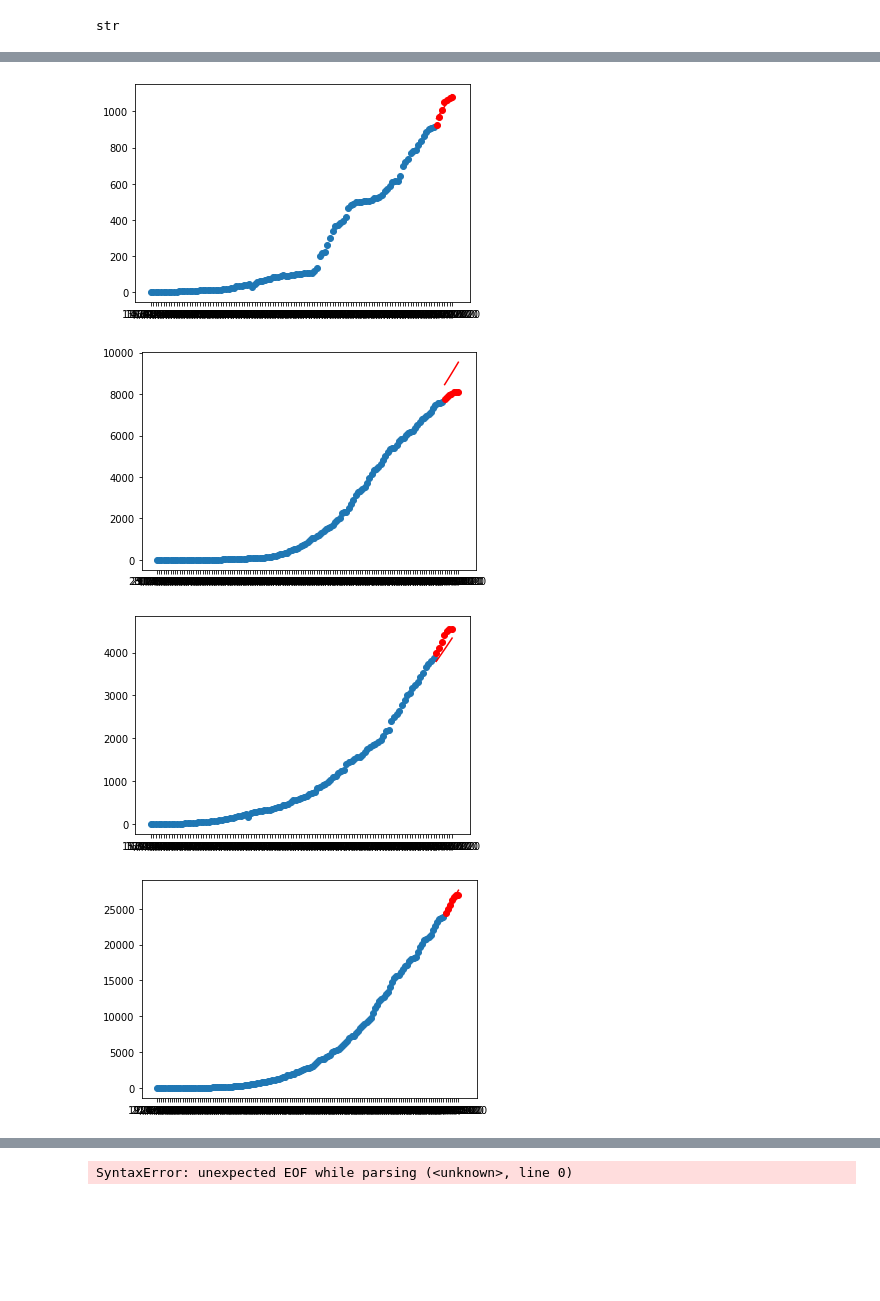
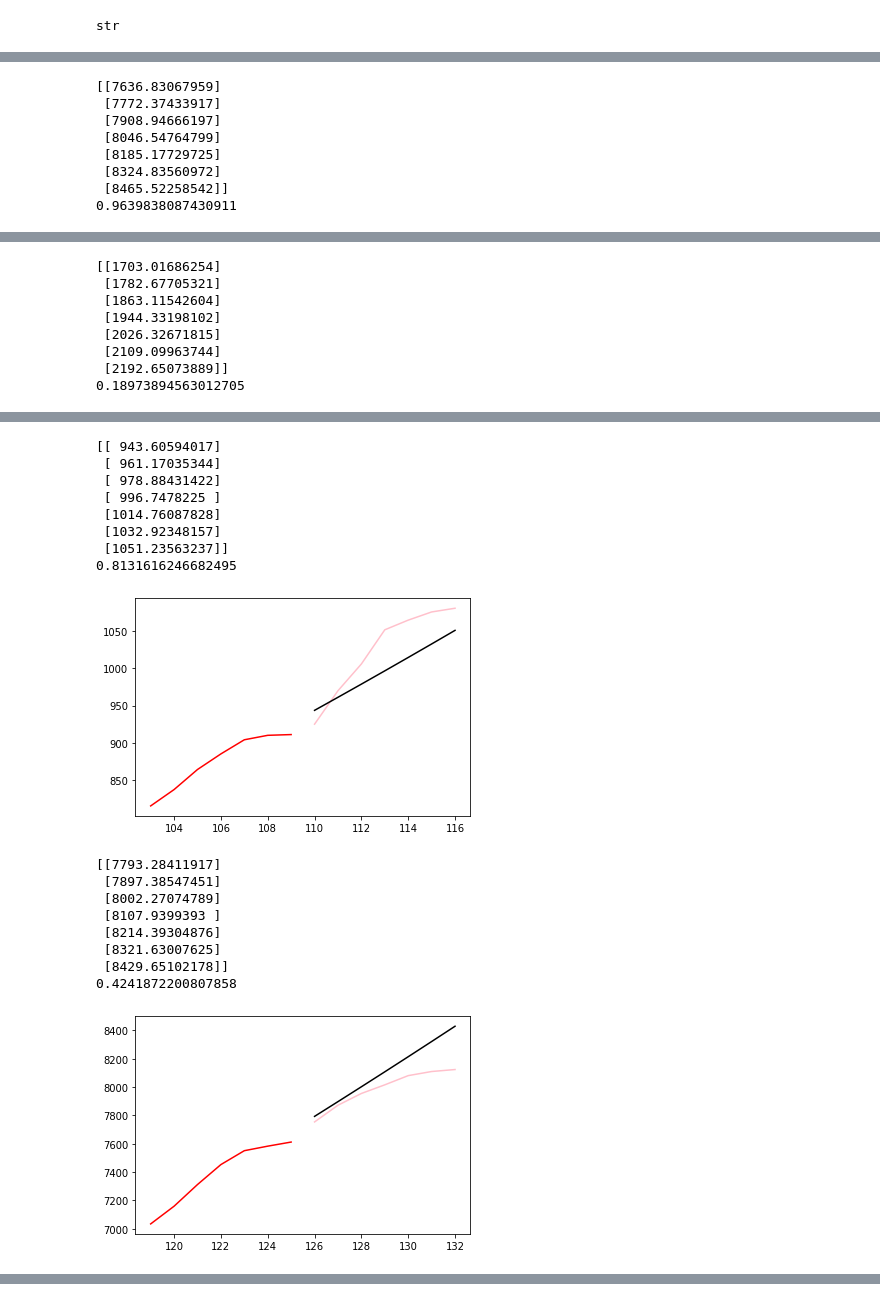
Before and after one commit to SalesRyan/Mapa-Covid-19, a Jupyter notebook: Untitled.ipynb, the cells around one changed output, grey strips where cells are left out. Saved outputs shown, nothing was run; the diff lists cells and outputs as text; code cells hidden in the pictures; blank space fills up the shorter version.

```diff
--- a/Untitled.ipynb
+++ b/Untitled.ipynb
@@ -76,9 +102,0 @@ value_list = literal_eval(string)
-# %%
-df = pd.DataFrame(data={
-    'Data':list(map(lambda x: x[0], value_list)),
-    'Confirmados':list(map(lambda x: x[1], value_list)),
-    'Obitos':list(map(lambda x: x[2], value_list))
-})
-# %%
-pred = PredFull(df[:-7], 7, 'Confirmados')
-pred
@@ -123,12 +108,13 @@ for regiao in map(literal_eval, regioes):
         'Confirmados':list(map(lambda x: x[1], regiao)),
         'Obitos':list(map(lambda x: x[2], regiao))
     })
-    pred = PredFull(df[:-7], 7, 'Confirmados')
+    #pred = PredFull(df[:-7], 7, 'Confirmados')
 
-    plt.scatter(df['Data'][:-7],df['Confirmados'][:-7])
-    plt.scatter(df['Data'][-7:],df['Confirmados'][-7:],color='r')
-    plt.plot(df['Data'][-7:],pred,color='r')
-    plt.show()
+    #plt.scatter(df['Data'][:-7],df['Confirmados'][:-7])
+    #plt.scatter(df['Data'][-7:],df['Confirmados'][-7:],color='r')
+    #plt.plot(df['Data'][-7:],pred,color='r')
+    #plt.show()
+    pred(df,'Confirmados', True, 1)
     input()
-    plt.close(1)
+plt.close(1)
 # %% [output]
@@ -136,0 +139,8 @@ for regiao in map(literal_eval, regioes):
+[[7636.83067959]
+ [7772.37433917]
+ [7908.94666197]
+ [8046.54764799]
+ [8185.17729725]
+ [8324.83560972]
+ [8465.52258542]]
+0.9639838087430911
@@ -137,0 +148,8 @@ for regiao in map(literal_eval, regioes):
+[[1703.01686254]
+ [1782.67705321]
+ [1863.11542604]
+ [1944.33198102]
+ [2026.32671815]
+ [2109.09963744]
+ [2192.65073889]]
+0.18973894563012705
@@ -139,4 +157,18 @@ for regiao in map(literal_eval, regioes):
+[[ 943.60594017]
+ [ 961.17035344]
+ [ 978.88431422]
+ [ 996.7478225 ]
+ [1014.76087828]
+ [1032.92348157]
+ [1051.23563237]]
+0.8131616246682495
-[figure, old version]
+[figure, new version]
+[[7793.28411917]
+ [7897.38547451]
+ [8002.27074789]
+ [8107.9399393 ]
+ [8214.39304876]
+ [8321.63007625]
+ [8429.65102178]]
+0.4241872200807858
-[figure, old version]
+[figure, new version]
-[figure, removed]
-[figure, removed]
@@ -146 +174,0 @@ for regiao in map(literal_eval, regioes):
-SyntaxError: unexpected EOF while parsing (<unknown>, line 0)
```
Also changed, not shown: parts of 7 cells of this notebook, 1 other file.
